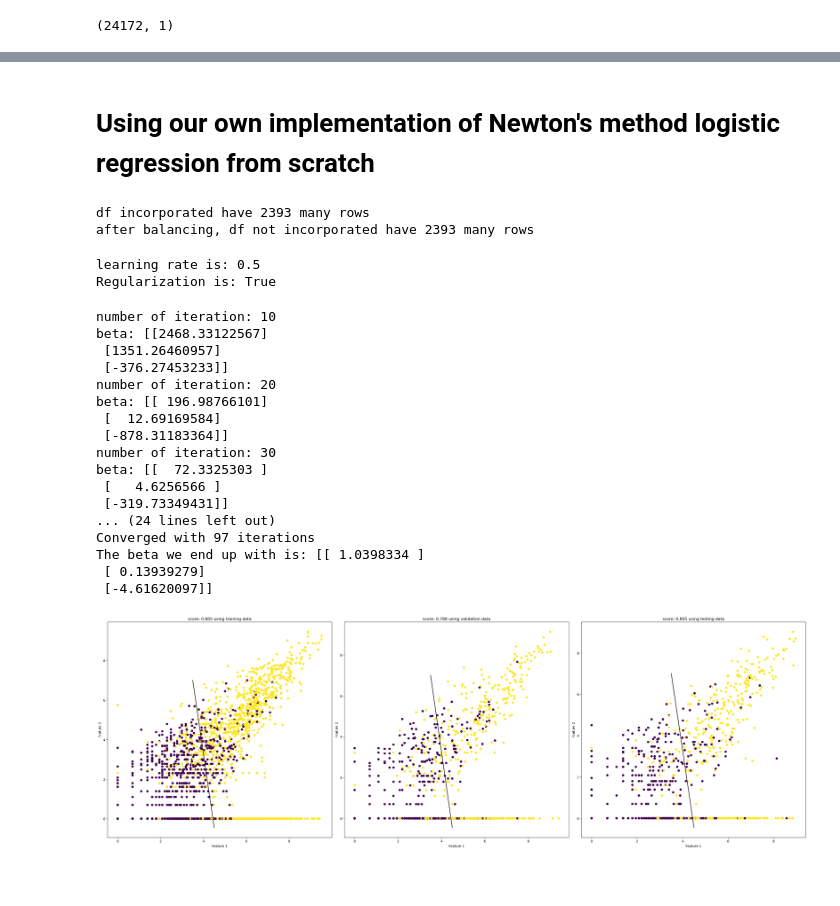
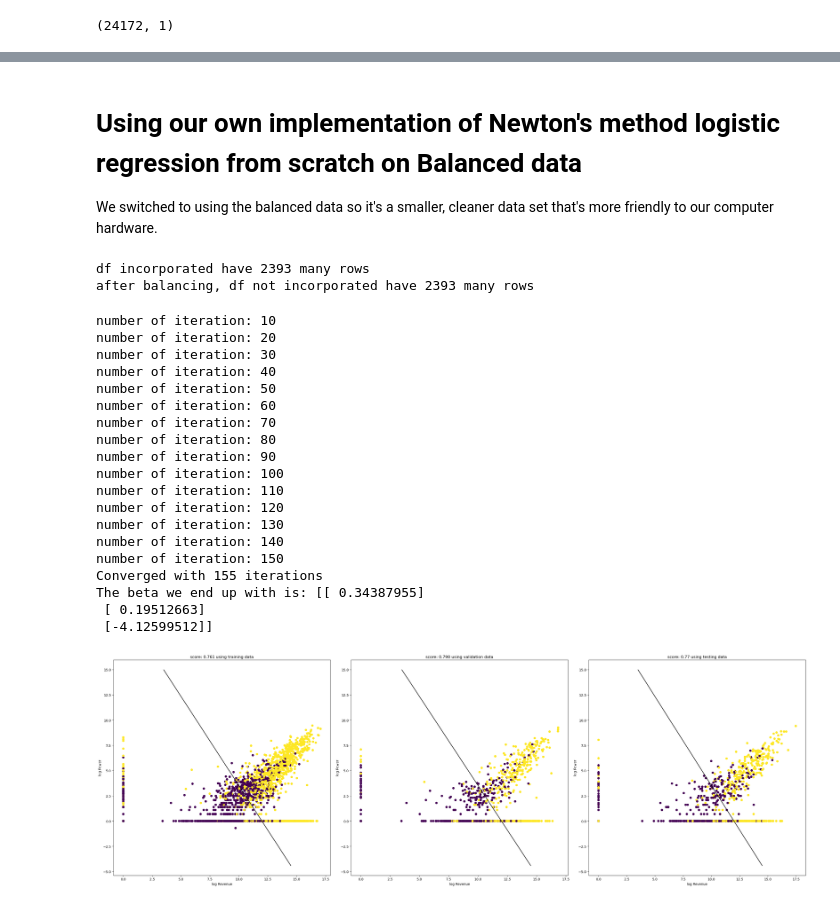
Before and after one commit to Xianzhiwang1/Leet-Code-Project, a Jupyter notebook: posts/final-blog-post/index.ipynb, the cells around one changed output, grey strips where cells are left out. Saved outputs shown, nothing was run; the diff lists cells and outputs as text; code cells hidden in the pictures; blank space fills up the shorter version.

```diff
--- a/posts/final-blog-post/index.ipynb
+++ b/posts/final-blog-post/index.ipynb
@@ -687,2 +685,4 @@ ValueError: y must be a NumPy array. Found <class 'pandas.core.series.Series'>
 # %% [markdown]
-# Using our own implementation of Newton's method logistic regression from scratch
+# Using our own implementation of Newton's method logistic regression from scratch on Balanced data
+
+We switched to using the balanced data so it's a smaller, cleaner data set that's more friendly to our computer hardware.
@@ -714,7 +691,7 @@ df = pd.read_csv("./AG_Corp_Prod_DataBase.csv")
 # %%
-df = FP.create_balanced_data(df)
+result = FP.create_balanced_data(df)
 # df = df.sample(n=10000, replace=False)
-train, validate, test = FP.split_data(df)
+train, validate, test = FP.split_data(result)
 # %% [output]
 df incorporated have 2393 many rows
 after balancing, df not incorporated have 2393 many rows
@@ -728,8 +700,10 @@ df_train, X_train, y_train = FP.prepare_data(train)
 df_validate, X_validate, y_validate= FP.prepare_data(validate)
 df_test, X_test, y_test = FP.prepare_data(test)
 # %%
+cols=['TotalWorkers','TotalPower']
 cols = ['PowerperWorker', 'RevperGrandWorker']
 cols = ['logWorkers', 'logPower']
+cols = ['logRev', 'logPower']
 # %%
 # only run once, convert to numpy
 X_train, y_train = FP.make_ready_for_regression(X_train, y_train, cols)
@@ -740,27 +714,27 @@ from newton_raphson import Newton_Raphson
 NR = Newton_Raphson()
 NR.regress(y = y_train, X = X_train, max_iters = 1e3, tol=1e-15, converged=False)
 # %% [output]
-learning rate is: 0.5
-Regularization is: True
+number of iteration: 10
+number of iteration: 20
+number of iteration: 30
+number of iteration: 40
+number of iteration: 50
+number of iteration: 60
+number of iteration: 70
+number of iteration: 80
+number of iteration: 90
+number of iteration: 100
+number of iteration: 110
+number of iteration: 120
+number of iteration: 130
+number of iteration: 140
+number of iteration: 150
+Converged with 155 iterations
+The beta we end up with is: [[ 0.34387955]
+ [ 0.19512663]
+ [-4.12599512]]
-number of iteration: 10
-beta: [[2468.33122567]
- [1351.26460957]
- [-376.27453233]]
-number of iteration: 20
-beta: [[ 196.98766101]
- [  12.69169584]
- [-878.31183364]]
-number of iteration: 30
-beta: [[  72.3325303 ]
- [   4.6256566 ]
- [-319.73349431]]
-... (24 lines left out)
-Converged with 97 iterations
-The beta we end up with is: [[ 1.0398334 ]
- [ 0.13939279]
- [-4.61620097]]
 # %%
-NR.big_plot(X_train, y_train, X_validate, y_validate, X_test, y_test, 30, 10)
+NR.big_plot(X_train, y_train, X_validate, y_validate, X_test, y_test, 30, 10, "log Revenue", "log Power")
 # %% [output]
-[figure, old version]
+[figure, new version]
 # %%
```
Also changed, not shown: parts of 28 cells of this notebook, 28 other files.
